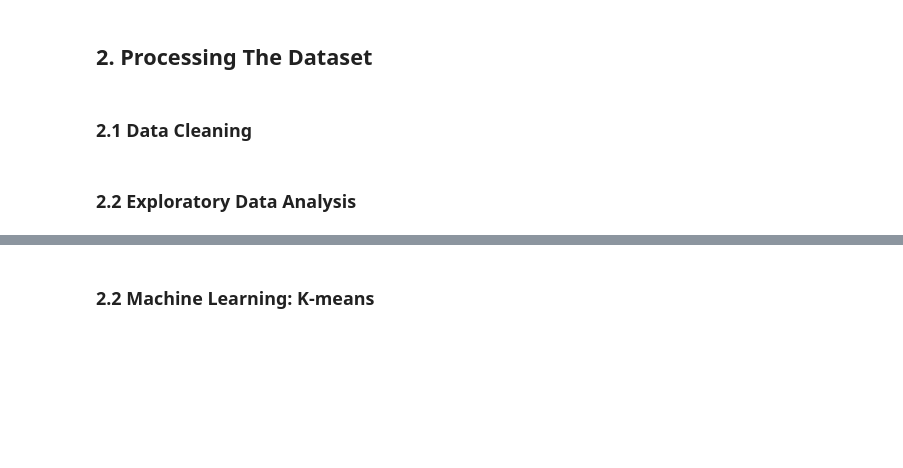
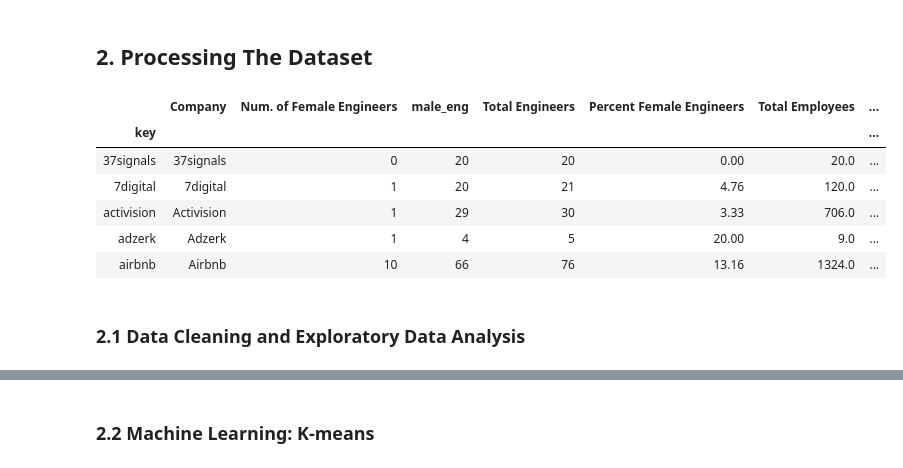
Before and after one commit to Rami-Laaksonen/women-in-tech-final-project, a Jupyter notebook: final-project-workbook.ipynb, the cells around one changed output, grey strips where cells are left out. Saved outputs shown, nothing was run; the diff lists cells and outputs as text; code cells hidden in the pictures; blank space fills up the shorter version.

```diff
--- a/final-project-workbook.ipynb
+++ b/final-project-workbook.ipynb
@@ -25,3 +34,15 @@ In addition to the main aims there may be other findings found during the data e
+# %%
+# Reading the CSV file and checking the dataset
+tech = pd.read_csv(url_tech, index_col=[0])
+tech.head()
+# %% [output]
+|  | Company | Num. of Female Engineers | male_eng | Total Engineers | Percent Female Engineers | Total Employees | ... |
+| key |  |  |  |  |  |  | ... |
+| 37signals | 37signals | 0 | 20 | 20 | 0.00 | 20.0 | ... |
+| 7digital | 7digital | 1 | 20 | 21 | 4.76 | 120.0 | ... |
+| activision | Activision | 1 | 29 | 30 | 3.33 | 706.0 | ... |
+| adzerk | Adzerk | 1 | 4 | 5 | 20.00 | 9.0 | ... |
+| airbnb | Airbnb | 10 | 66 | 76 | 13.16 | 1324.0 | ... |
 # %% [markdown]
-### 2.1 Data Cleaning
+### 2.1 Data Cleaning and Exploratory Data Analysis
 # %%
@@ -29,2 +49,0 @@ In addition to the main aims there may be other findings found during the data e
-# %% [markdown]
-### 2.2 Exploratory Data Analysis
```
Also changed, not shown: parts of 11 cells of this notebook.
